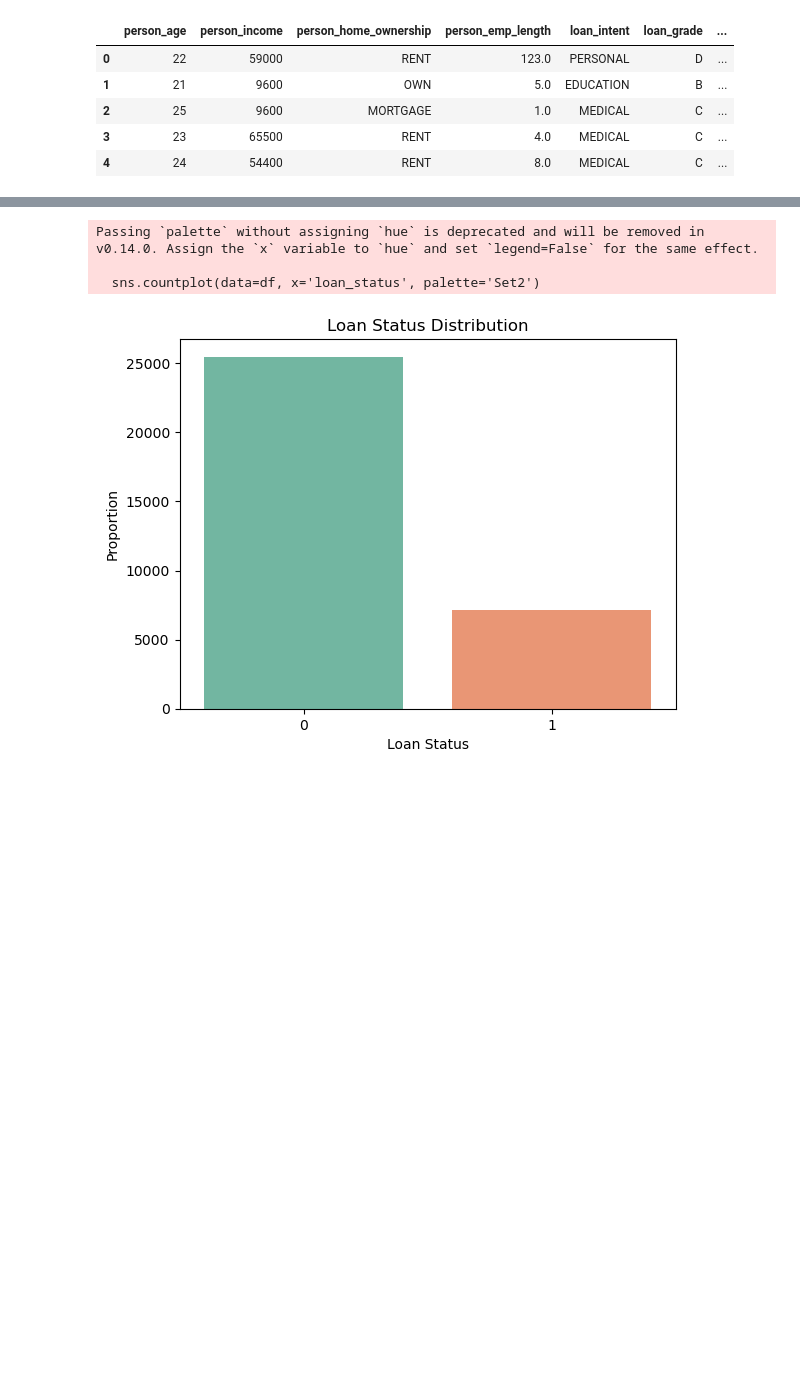
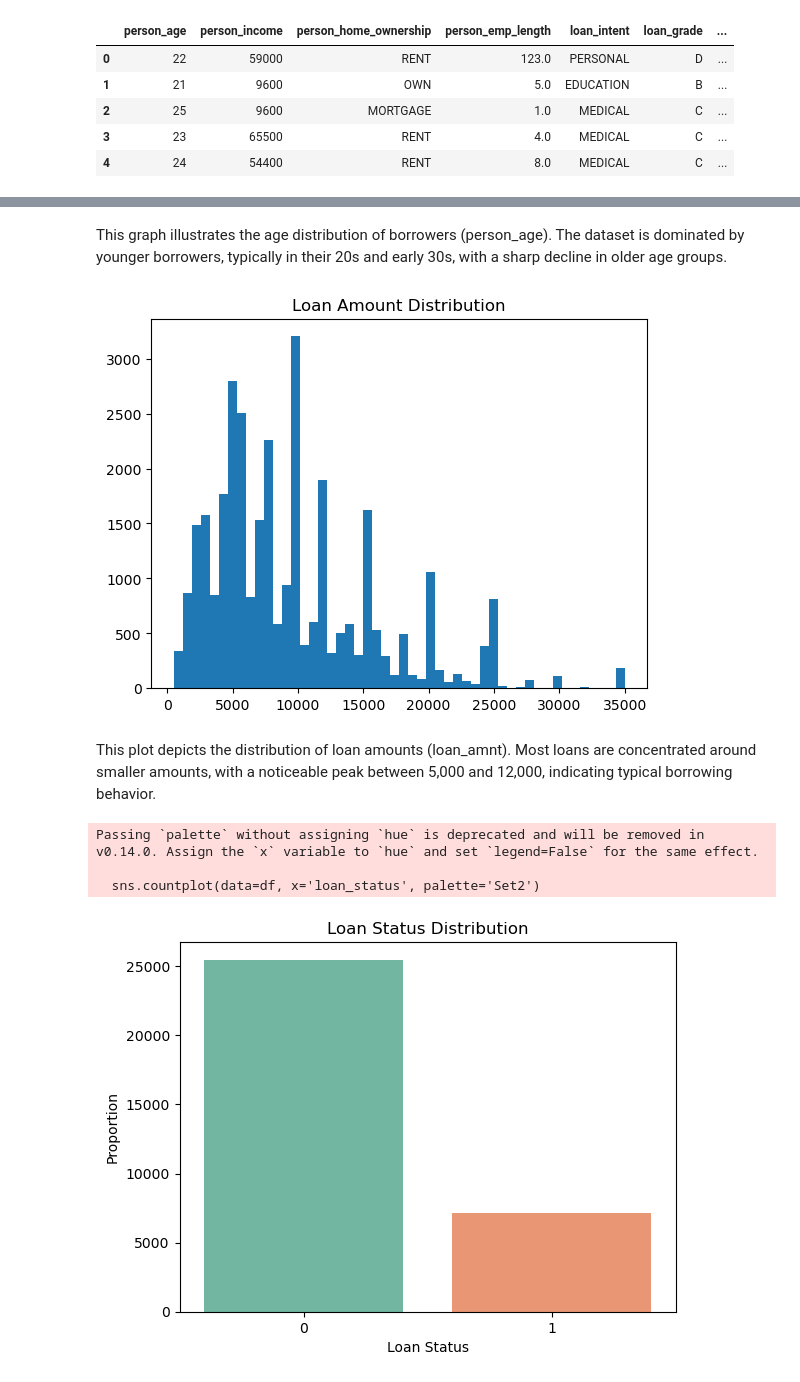
Before and after one commit to Megh-Patel/Credit-Assessment, a Jupyter notebook: assessment.ipynb, the cells around one changed output, grey strips where cells are left out. Drawn from its saved outputs; the diff is of its cells as text; code cells hidden in the pictures; blank space fills up the shorter version.

```diff
--- a/assessment.ipynb
+++ b/assessment.ipynb
@@ -95,3 +79,13 @@ plt.show()
+# %% [markdown]
+This graph illustrates the age distribution of borrowers (person_age). The dataset is dominated by younger borrowers, typically in their 20s and early 30s, with a sharp decline in older age groups.
+# %%
+plt.hist(df['loan_amnt'], bins=50)
+plt.title('Loan Amount Distribution')
+plt.show()
+# %% [output]
+[figure, added]
+# %% [markdown]
+This plot depicts the distribution of loan amounts (loan_amnt). Most loans are concentrated around smaller amounts, with a noticeable peak between 5,000 and 12,000, indicating typical borrowing behavior.
 # %%
 # Visualize the distribution
 sns.countplot(data=df, x='loan_status', palette='Set2')
```
Also changed, not shown: parts of 79 cells of this notebook.
